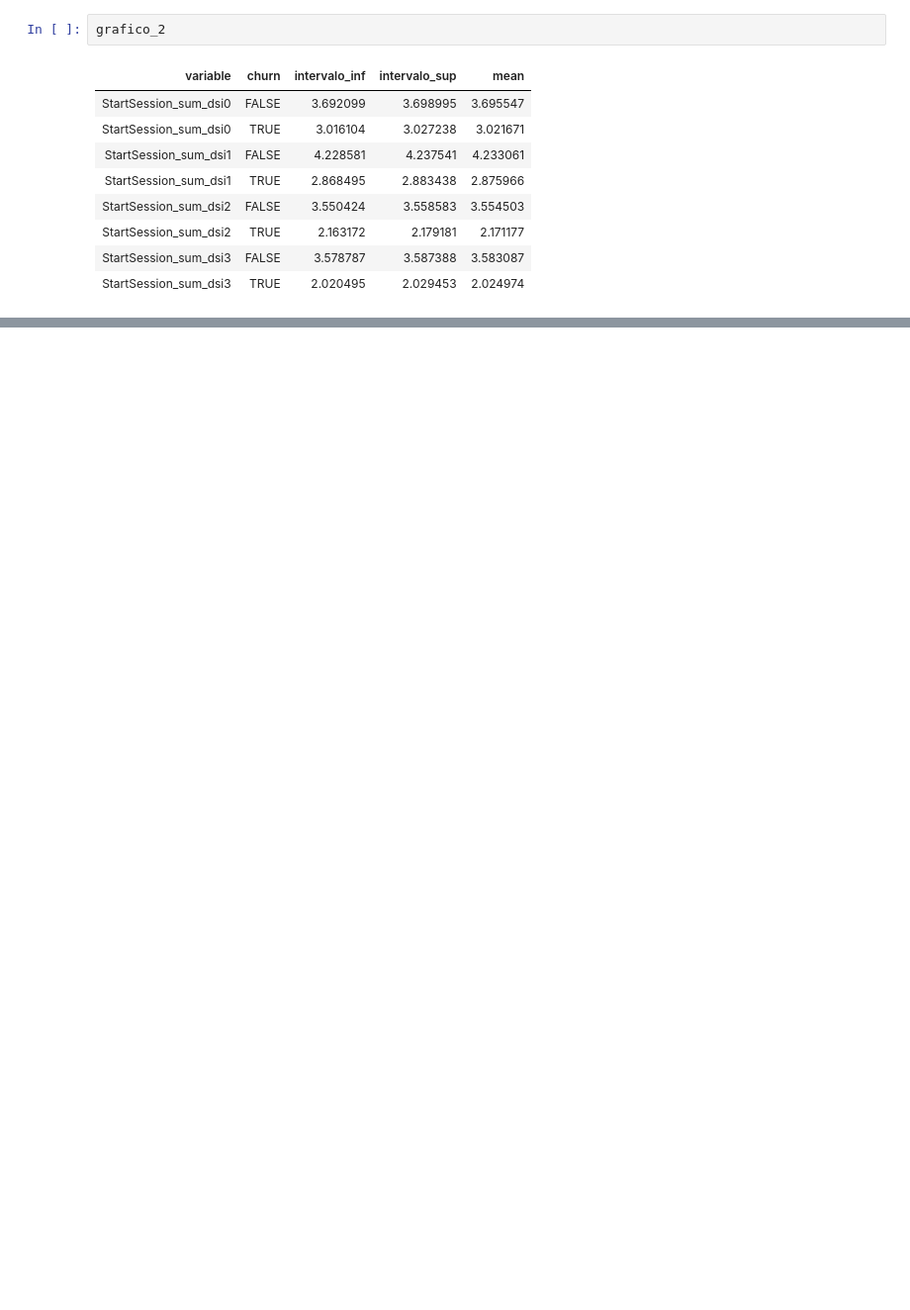
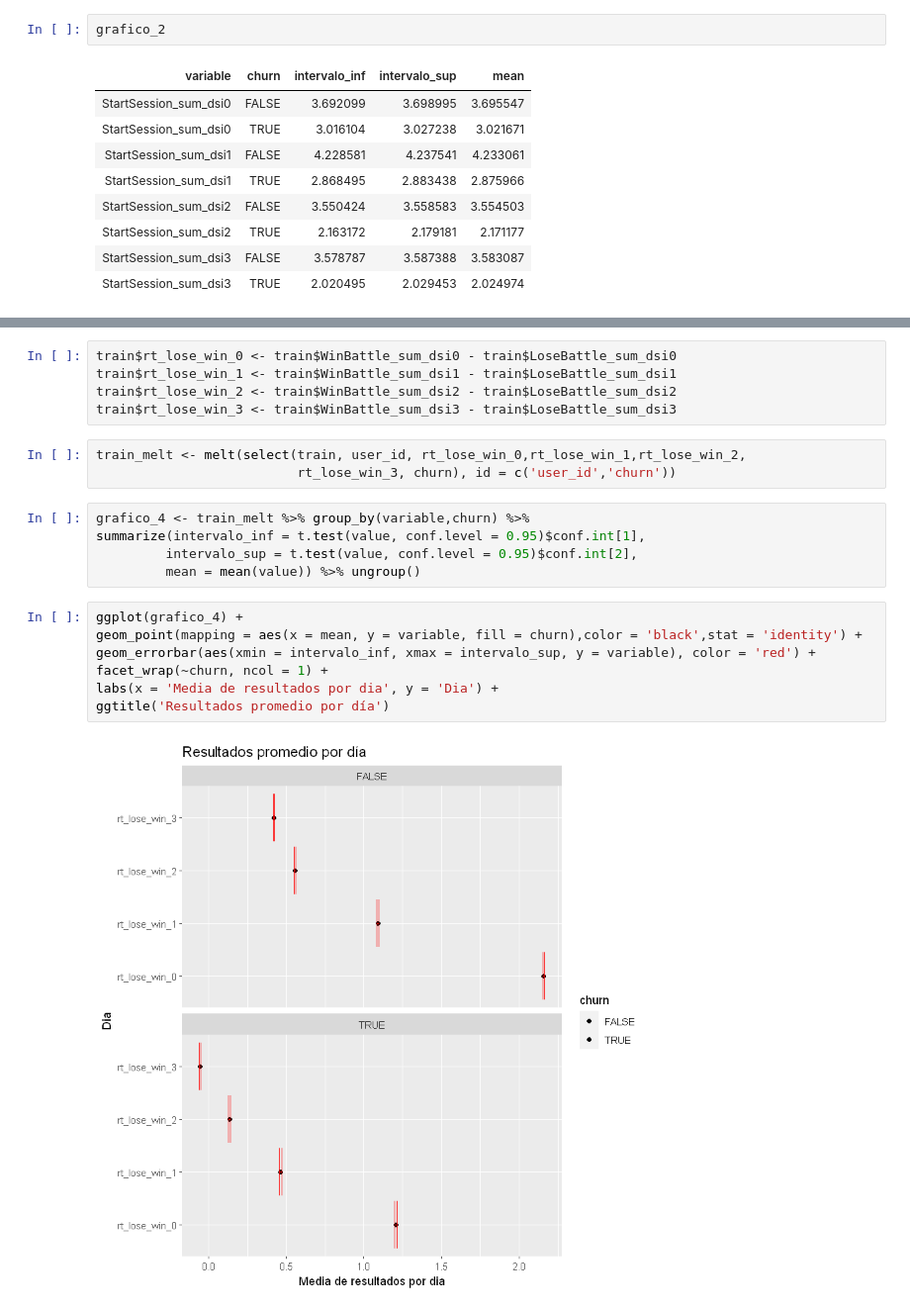
Before and after one commit to EmilianoLS/Fundamentos_DataMining, a Jupyter notebook: TP_1_DM.ipynb, the cells around one changed output, grey strips where cells are left out. Shown at 99% size. Saved outputs shown, nothing was run; the diff lists cells and outputs as text; blank space fills up the shorter version.

```diff
--- a/TP_1_DM.ipynb
+++ b/TP_1_DM.ipynb
@@ -218,0 +258,22 @@ labs(x = 'Media de sesiones', y = 'Dia')
+# %%
+train$rt_lose_win_0 <- train$WinBattle_sum_dsi0 - train$LoseBattle_sum_dsi0
+train$rt_lose_win_1 <- train$WinBattle_sum_dsi1 - train$LoseBattle_sum_dsi1
+train$rt_lose_win_2 <- train$WinBattle_sum_dsi2 - train$LoseBattle_sum_dsi2
+train$rt_lose_win_3 <- train$WinBattle_sum_dsi3 - train$LoseBattle_sum_dsi3
+# %%
+train_melt <- melt(select(train, user_id, rt_lose_win_0,rt_lose_win_1,rt_lose_win_2,
+                          rt_lose_win_3, churn), id = c('user_id','churn'))
+# %%
+grafico_4 <- train_melt %>% group_by(variable,churn) %>%
+summarize(intervalo_inf = t.test(value, conf.level = 0.95)$conf.int[1],
+         intervalo_sup = t.test(value, conf.level = 0.95)$conf.int[2],
+         mean = mean(value)) %>% ungroup()
+# %%
+ggplot(grafico_4) +
+geom_point(mapping = aes(x = mean, y = variable, fill = churn),color = 'black',stat = 'identity') +
+geom_errorbar(aes(xmin = intervalo_inf, xmax = intervalo_sup, y = variable), color = 'red') +
+facet_wrap(~churn, ncol = 1) +
+labs(x = 'Media de resultados por dia', y = 'Dia') +
+ggtitle('Resultados promedio por día')
+# %% [output]
+[figure, added]
```
Also changed, not shown: parts of 16 cells of this notebook.
